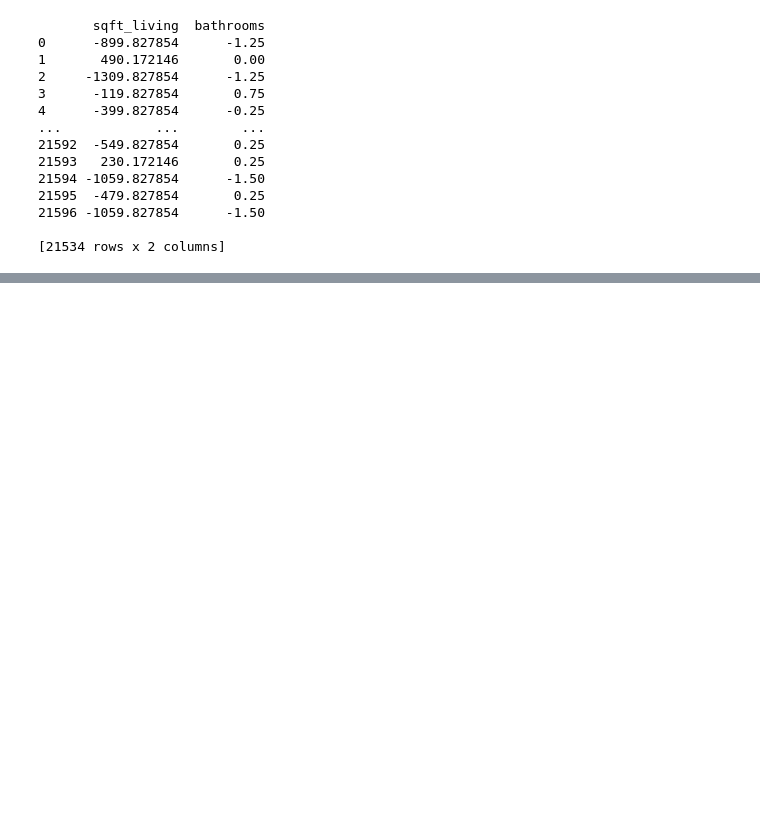
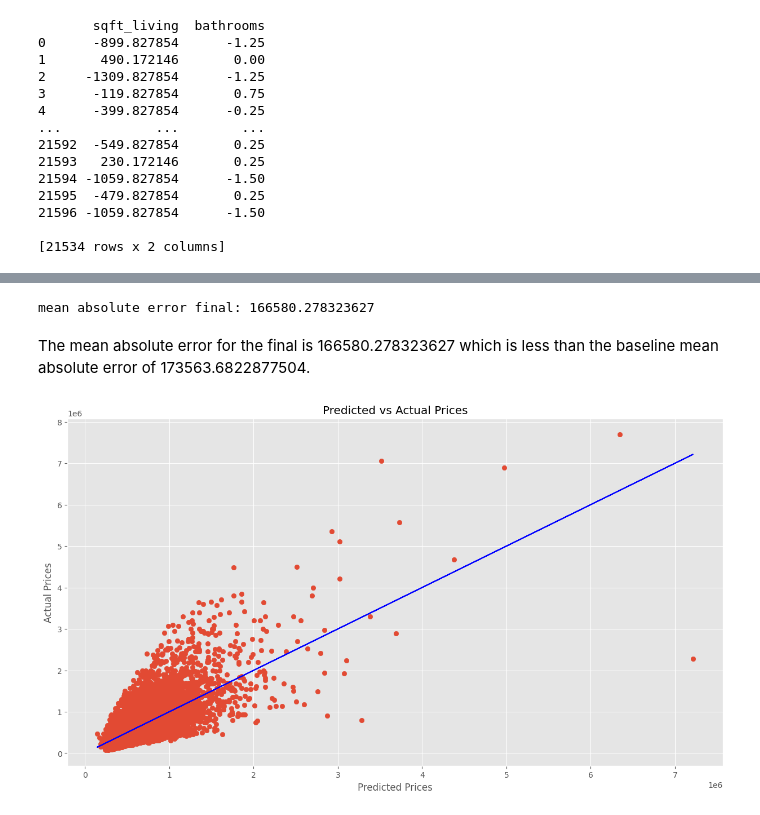
Before and after one commit to Brenda-Mutai/phase-2-project, a Jupyter notebook: student.ipynb, the cells around one changed output, grey strips where cells are left out. Cells and saved outputs as stored; diff of their text form; code cells hidden in the pictures; blank space fills up the shorter version.

```diff
--- a/student.ipynb
+++ b/student.ipynb
@@ -533,0 +539,4 @@ strong multicollinearity or other numerical problems.
+# %%
+x_3=data_subset[['bedrooms','bathrooms','sqft_living']]
+data_subset['bedrooms']=data_subset['bedrooms']-data_subset['bedrooms'].median()
+x_3
@@ -533,0 +557,4 @@ strong multicollinearity or other numerical problems.
+# %%
+third=sm.OLS(data_subset['price'],sm.add_constant(x_3))
+third_results=third.fit()
+print(third_results.summary())
@@ -533,0 +596,13 @@ strong multicollinearity or other numerical problems.
+# %%
+#Create the interaction term
+data_subset['interaction_term'] = data_subset['sqft_living'] * data_subset['bathrooms']
+# Specify the dependent variable and independent variables
+y_interaction = data_subset['price']
+X_interaction = data_subset[['sqft_living', 'bathrooms', 'interaction_term']]
+# Add a constant to the independent variables
+X_interaction = sm.add_constant(X)
+# Fit the regression model
+model = sm.OLS(y_interaction, X_interaction)
+results = model.fit()
+# Print the summary of the regression results
+print(results.summary())
@@ -533,0 +627,24 @@ strong multicollinearity or other numerical problems.
+# %%
+y_pred_interaction=results.predict(X_interaction)
+mae_interaction=mean_absolute_error(y_interaction, y_pred_interaction)
+print('mean absolute error final:', mae_interaction)
+# %% [output]
+mean absolute error final: 166580.278323627
+# %% [markdown]
+The mean absolute error for the final is 166580.278323627 which is less than the baseline mean absolute error of 173563.6822877504.
+# %%
+#Create a scatter plot
+fig,ax=plt.subplots(figsize=(15,8))
+plt.scatter(y_pred_interaction, y_interaction)
+#Add the linear regression line
+plt.plot(y_pred_interaction,y_pred_interaction, color='blue',label='Regression Line')
+
+# Add labels and title
+plt.xlabel("Predicted Prices")
+plt.ylabel("Actual Prices")
+plt.title("Predicted vs Actual Prices")
+
+# Show the plot
+plt.show()
+# %% [output]
+[figure, added]
```
Also changed, not shown: parts of 27 cells of this notebook.
